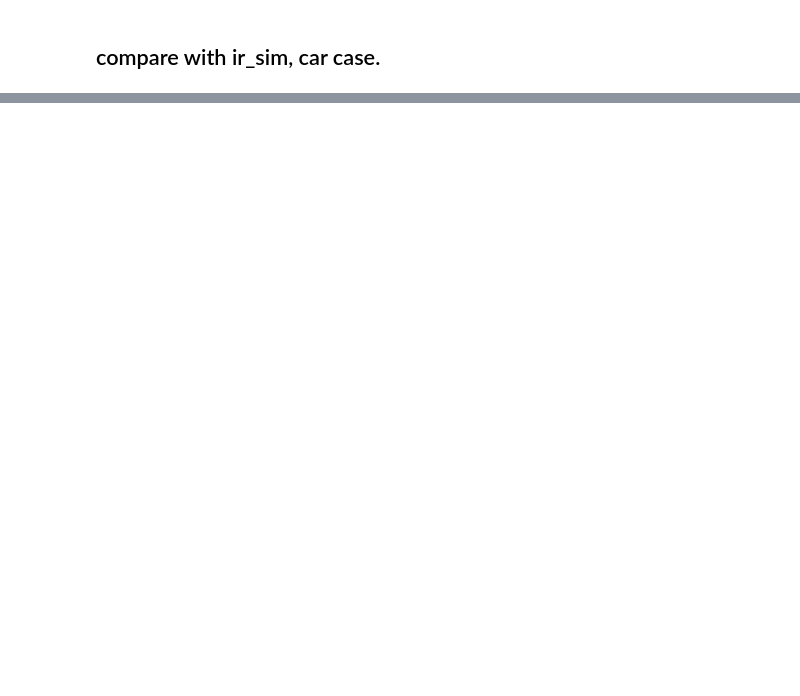
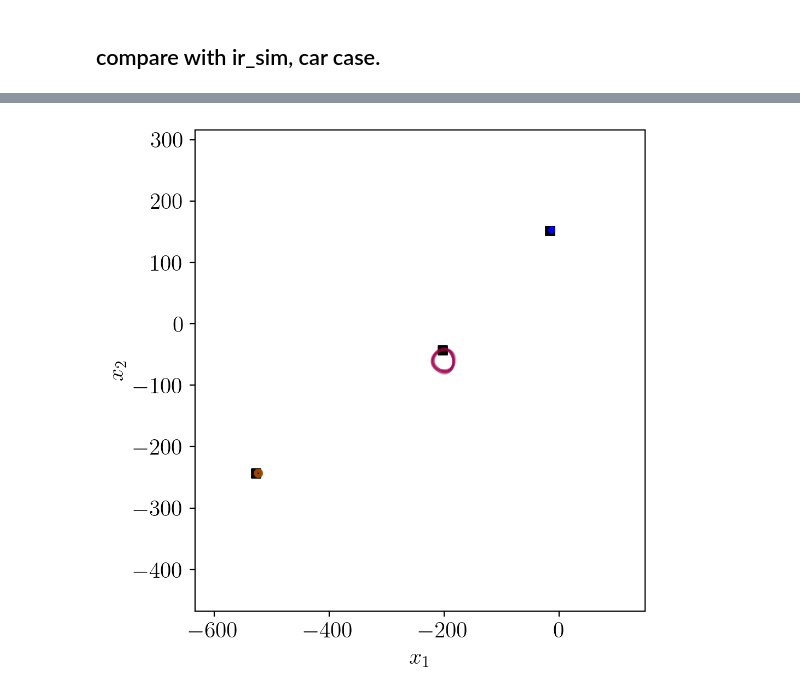
Before and after one commit to pcmagic/ActiveMatter, a Jupyter notebook: collectiveFish/try_ackermann.ipynb, the cells around one changed output, grey strips where cells are left out. Cells and saved outputs as stored; diff of their text form; code cells hidden in the pictures; blank space fills up the shorter version.

Commit message:
ackermann with test code

```diff
--- a/collectiveFish/try_ackermann.ipynb
+++ b/collectiveFish/try_ackermann.ipynb
@@ -193,0 +350,80 @@ array([[ 0.00000e+00,  3.06162e-16,  2.00000e+00],
+# %%
+update_fun, update_order, eval_dt = '1fe', (0, 0), 0.1
+nptc, max_t, calculate_fun = 3, eval_dt * 1e5, 'do_ackermann_phaseLag2D'
+l_steer, w_steer = 1, 0
+
+new_kwargs = {
+    'calculate_fun':    calculate_fun_dict[calculate_fun],
+    'prbHandle':        prbHandle_dict[calculate_fun],
+    'rltHandle':        rltHandle_dict[calculate_fun],
+    'ptcHandle':        ptcHandle_dict[calculate_fun],
+    'fileHandle':       'do_ackermann_alignAttract',
+    'l_steer':          np.float64(l_steer),
+    'w_steer':          np.float64(w_steer),
+    #
+    'ini_t':           np.float64(0),
+    'max_t':           max_t,
+    'update_fun':      '1fe',
+    'update_order':    (0, 0),
+    'eval_dt':         eval_dt,
+    'calculate_fun':   calculate_fun_dict[calculate_fun],
+    'prbHandle':       prbHandle_dict[calculate_fun],
+    'rltHandle':       rltHandle_dict[calculate_fun],
+    'ptcHandle':       ptcHandle_dict[calculate_fun],
+    'fileHandle':      'try_Behavior2DProblem',
+    'save_every':      np.int64(1),
+    'nptc':            np.int64(nptc),
+    'overlap_epsilon': np.float64(0),
+    'un':              np.float64(1),
+    'ln':              np.float64(-1),
+    'Xlim':            np.float64(6),
+    'attract':         np.float64(0.000),
+    'align':           np.float64(0.01),
+    'viewRange':       np.float64(1),
+    'seed':            None,
+    'tqdm_fun':        tqdm_notebook,
+}
+problem_kwargs = phaseLag2D_kwargs.copy()
+problem_kwargs.update(new_kwargs)
+# print(problem_kwargs)
+
+doPrb1 = problem_kwargs['calculate_fun'](**problem_kwargs)
+prb1 = doPrb1.ini_calculate( )
+# obji = prb1.obj_list[0]
+# obji.X = np.array((10, 10))
+# obji.phi = np.float64(0)
+# obji.phi_steer = np.float64(0)
+# obji.goal = np.array((10, 20, 3.1415926))
+# obji.goal_threshold = 0.2
+# obji.v_max = np.float64(5)
+# obji.w_max = np.float64(2)
+# obji.phi_steer_limit = np.pi / 4
+prb1.update_self(t0=problem_kwargs['ini_t'], t1=problem_kwargs['max_t'],
+                 eval_dt=eval_dt, )
+
+# print(prb1.t_hist.shape)
+
+################################################################################3
+
+# %matplotlib notebook
+%matplotlib inline
+
+figsize = np.array((16, 9)) * 0.3
+dpi = 200 if 'inline' in matplotlib.get_backend() else 100
+plt_tmin = prb1.t_hist.max() - 1000
+markevery = 0.1
+#
+resampling_fct, interp1d_kind = None, 'linear'
+sps.show_fig_fun(prb1, sps.core_trajectory2D, figsize=None, dpi=dpi,
+                 plt_tmin=plt_tmin, resampling_fct=resampling_fct)
+# #
+# resampling_fct, interp1d_kind = 1, 'linear'
+# sps.show_fig_fun(prb1, sps.core_avrPhaseVelocity, figsize=figsize, dpi=dpi,
+#                  plt_tmin=plt_tmin, resampling_fct=resampling_fct, npabs=True,
+#                  tavr=0.1, vmin=0, vmax=100)
+
+cmap = plt.get_cmap('twilight_shifted')
+sps.show_fig_fun(prb1, sps.core_avrPhase, figsize=figsize, dpi=dpi,
+                 plt_tmin=plt_tmin, resampling_fct=resampling_fct, cmap=cmap,
+                 tavr=eval_dt, sort_type='normal')
+# %% [output]
@@ -193,0 +450 @@ array([[ 0.00000e+00,  3.06162e-16,  2.00000e+00],
+[figure, added]
```
Also changed, not shown: parts of 12 cells of this notebook, 6 other files.
